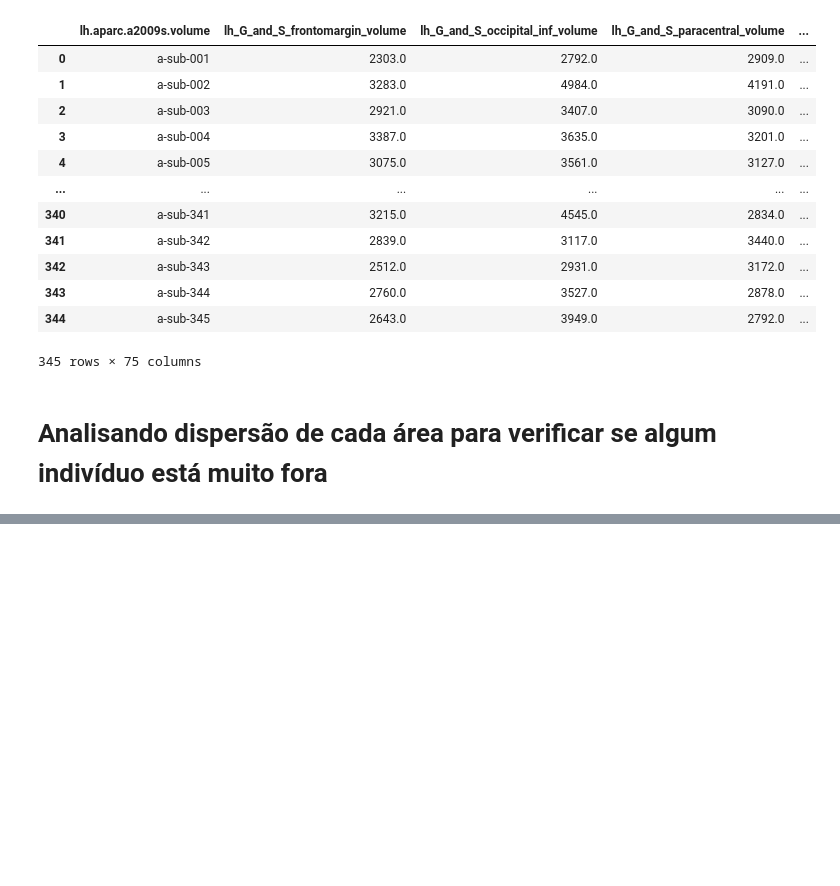
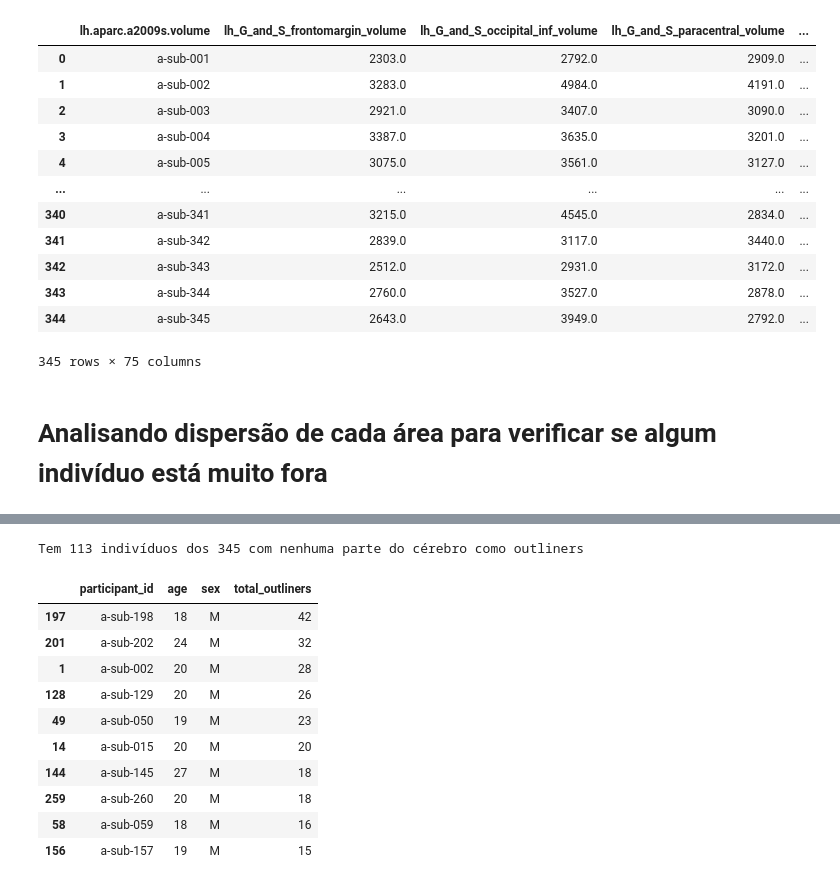
Before and after one commit to erikohara/tcc_eniac, a Jupyter notebook: MachineLearningMultipleIntelligence.ipynb, the cells around one changed output, grey strips where cells are left out. Drawn from its saved outputs; the diff is of its cells as text; code cells hidden in the pictures; blank space fills up the shorter version.

```diff
--- a/MachineLearningMultipleIntelligence.ipynb
+++ b/MachineLearningMultipleIntelligence.ipynb
@@ -147,0 +160,18 @@ seg5.boxplot(df_seg['BrainSegVol'])
+# %%
+print("Tem {} indivíduos dos 345 com nenhuma parte do cérebro como outliners ".format(len(df_participants[df_participants['total_outliners'] == 0])))
+# %% [output]
+Tem 113 indivíduos dos 345 com nenhuma parte do cérebro como outliners
+# %%
+df_participants.sort_values('total_outliners', ascending=False).head(10)
+# %% [output]
+|  | participant_id | age | sex | total_outliners |
+| 197 | a-sub-198 | 18 | M | 42 |
+| 201 | a-sub-202 | 24 | M | 32 |
+| 1 | a-sub-002 | 20 | M | 28 |
+| 128 | a-sub-129 | 20 | M | 26 |
+| 49 | a-sub-050 | 19 | M | 23 |
+| 14 | a-sub-015 | 20 | M | 20 |
+| 144 | a-sub-145 | 27 | M | 18 |
+| 259 | a-sub-260 | 20 | M | 18 |
+| 58 | a-sub-059 | 18 | M | 16 |
+| 156 | a-sub-157 | 19 | M | 15 |
```
Also changed, not shown: parts of 11 cells of this notebook.
